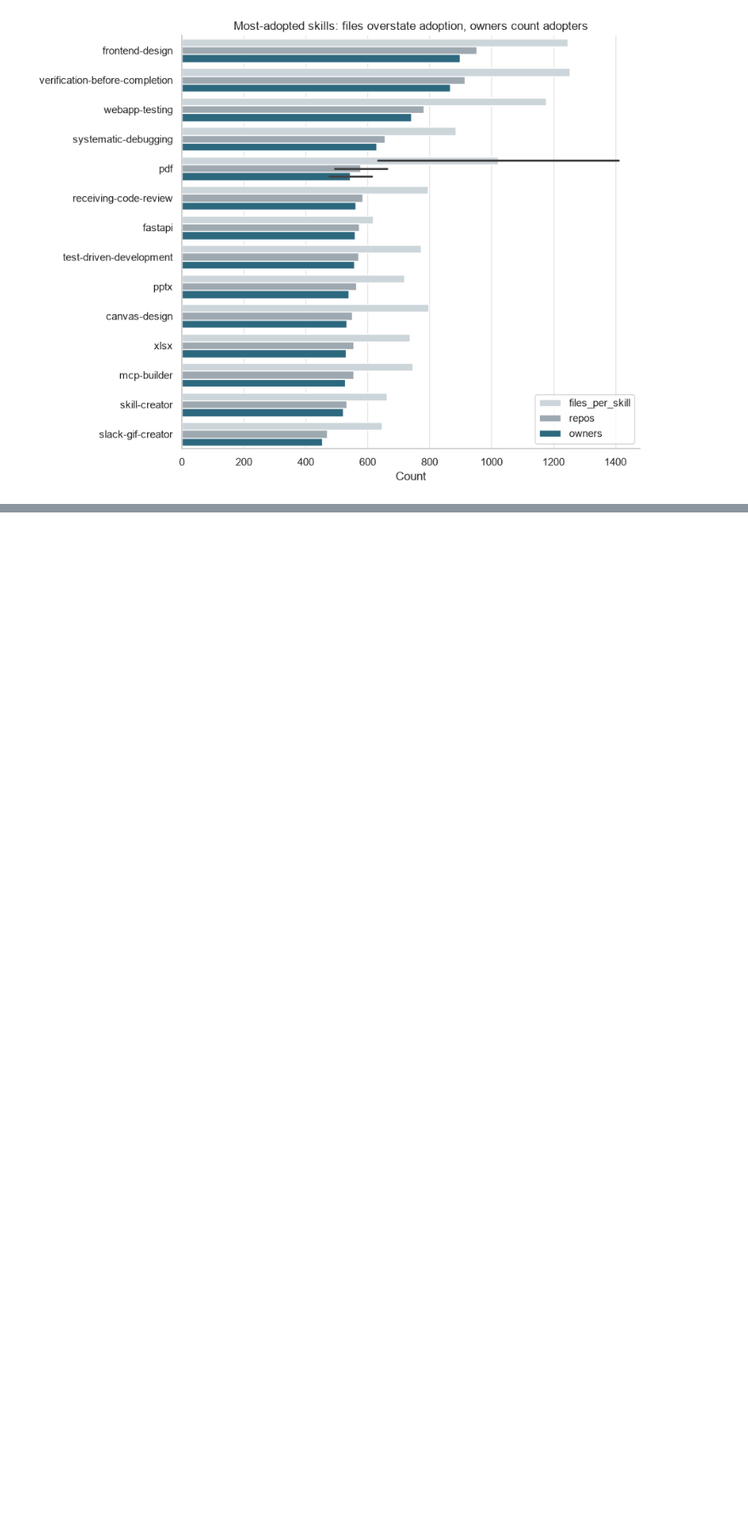
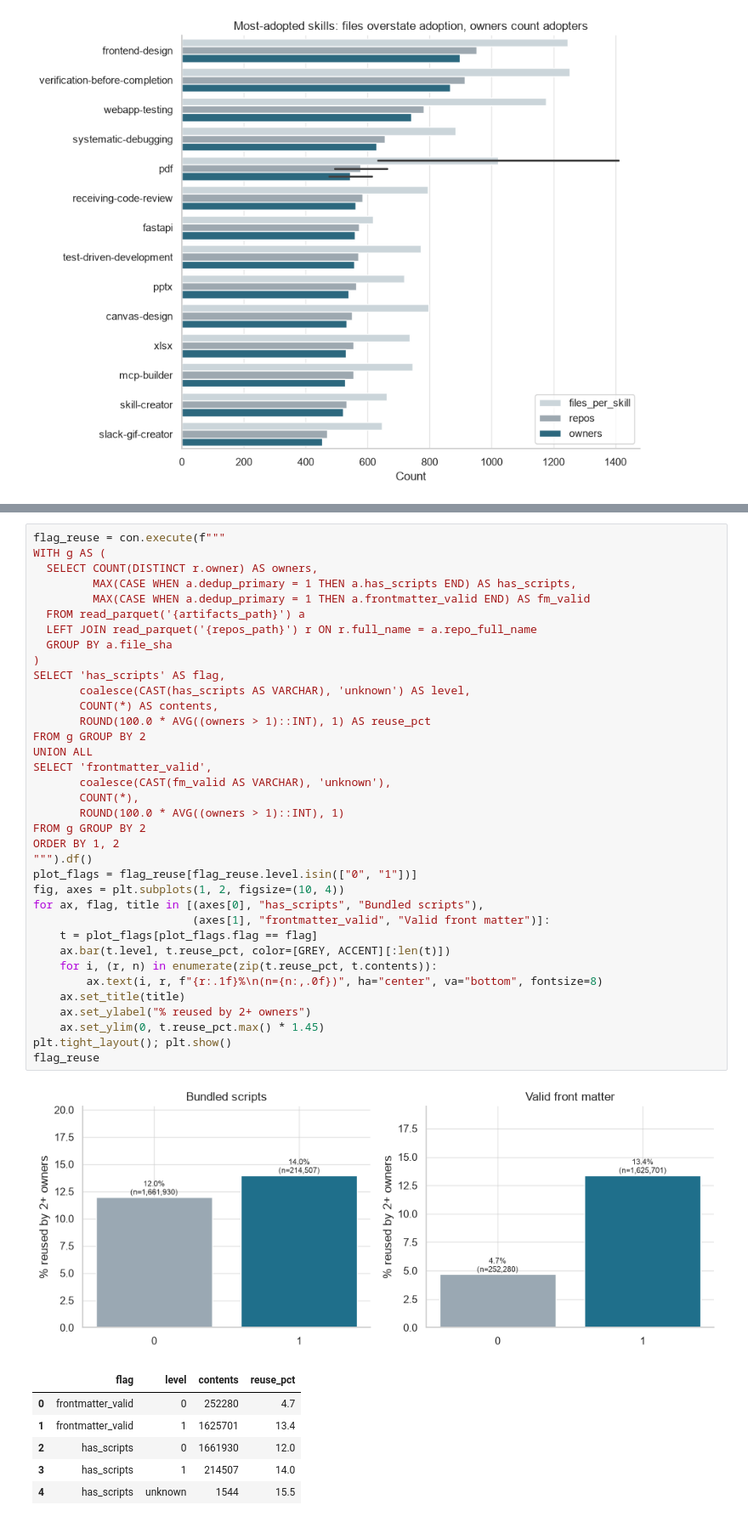
Before and after one commit to TJ690/SWE-Group-Project--Project-3, a Jupyter notebook: src/notebooks/EDA_copies.ipynb, the cells around one changed output, grey strips where cells are left out. Shown at 85% size. Cells and saved outputs as stored; diff of their text form; blank space fills up the shorter version.

```diff
--- a/src/notebooks/EDA_copies.ipynb
+++ b/src/notebooks/EDA_copies.ipynb
@@ -180,0 +305,44 @@ plt.tight_layout(); plt.show()
+# %%
+flag_reuse = con.execute(f"""
+WITH g AS (
+  SELECT COUNT(DISTINCT r.owner) AS owners,
+         MAX(CASE WHEN a.dedup_primary = 1 THEN a.has_scripts END) AS has_scripts,
+         MAX(CASE WHEN a.dedup_primary = 1 THEN a.frontmatter_valid END) AS fm_valid
+  FROM read_parquet('{artifacts_path}') a
+  LEFT JOIN read_parquet('{repos_path}') r ON r.full_name = a.repo_full_name
+  GROUP BY a.file_sha
+)
+SELECT 'has_scripts' AS flag,
+       coalesce(CAST(has_scripts AS VARCHAR), 'unknown') AS level,
+       COUNT(*) AS contents,
+       ROUND(100.0 * AVG((owners > 1)::INT), 1) AS reuse_pct
+FROM g GROUP BY 2
+UNION ALL
+SELECT 'frontmatter_valid',
+       coalesce(CAST(fm_valid AS VARCHAR), 'unknown'),
+       COUNT(*),
+       ROUND(100.0 * AVG((owners > 1)::INT), 1)
+FROM g GROUP BY 2
+ORDER BY 1, 2
+""").df()
+plot_flags = flag_reuse[flag_reuse.level.isin(["0", "1"])]
+fig, axes = plt.subplots(1, 2, figsize=(10, 4))
+for ax, flag, title in [(axes[0], "has_scripts", "Bundled scripts"),
+                        (axes[1], "frontmatter_valid", "Valid front matter")]:
+    t = plot_flags[plot_flags.flag == flag]
+    ax.bar(t.level, t.reuse_pct, color=[GREY, ACCENT][:len(t)])
+    for i, (r, n) in enumerate(zip(t.reuse_pct, t.contents)):
+        ax.text(i, r, f"{r:.1f}%\n(n={n:,.0f})", ha="center", va="bottom", fontsize=8)
+    ax.set_title(title)
+    ax.set_ylabel("% reused by 2+ owners")
+    ax.set_ylim(0, t.reuse_pct.max() * 1.45)
+plt.tight_layout(); plt.show()
+flag_reuse
+# %% [output]
+[figure, added]
+|  | flag | level | contents | reuse_pct |
+| 0 | frontmatter_valid | 0 | 252280 | 4.7 |
+| 1 | frontmatter_valid | 1 | 1625701 | 13.4 |
+| 2 | has_scripts | 0 | 1661930 | 12.0 |
+| 3 | has_scripts | 1 | 214507 | 14.0 |
+| 4 | has_scripts | unknown | 1544 | 15.5 |
```
Also changed, not shown: parts of 14 cells of this notebook, 5 other files.
